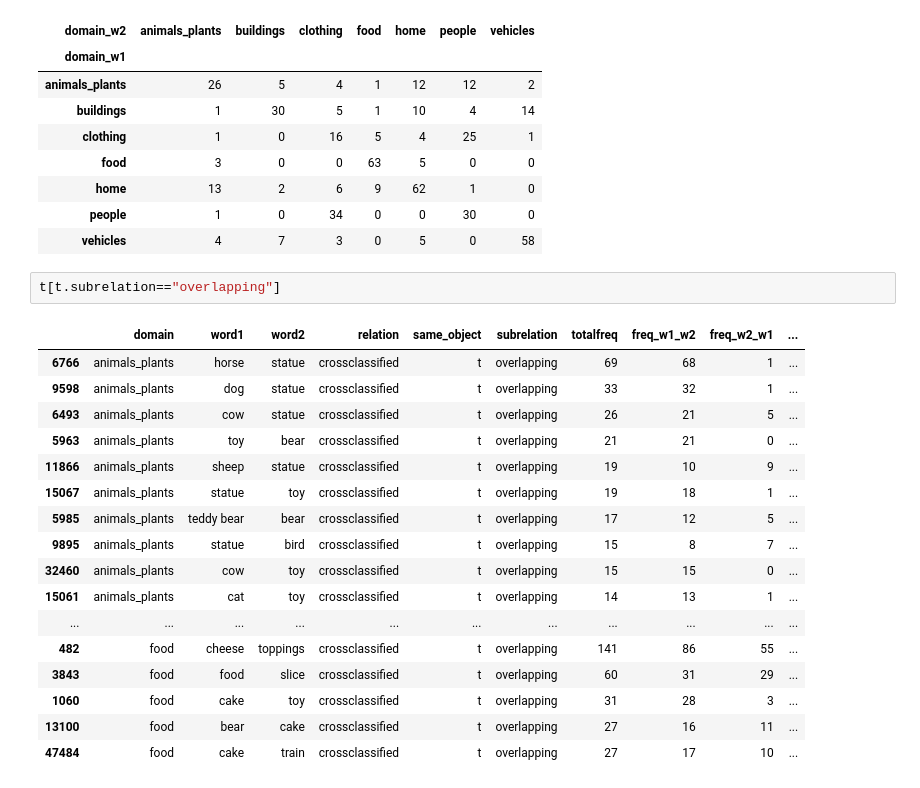
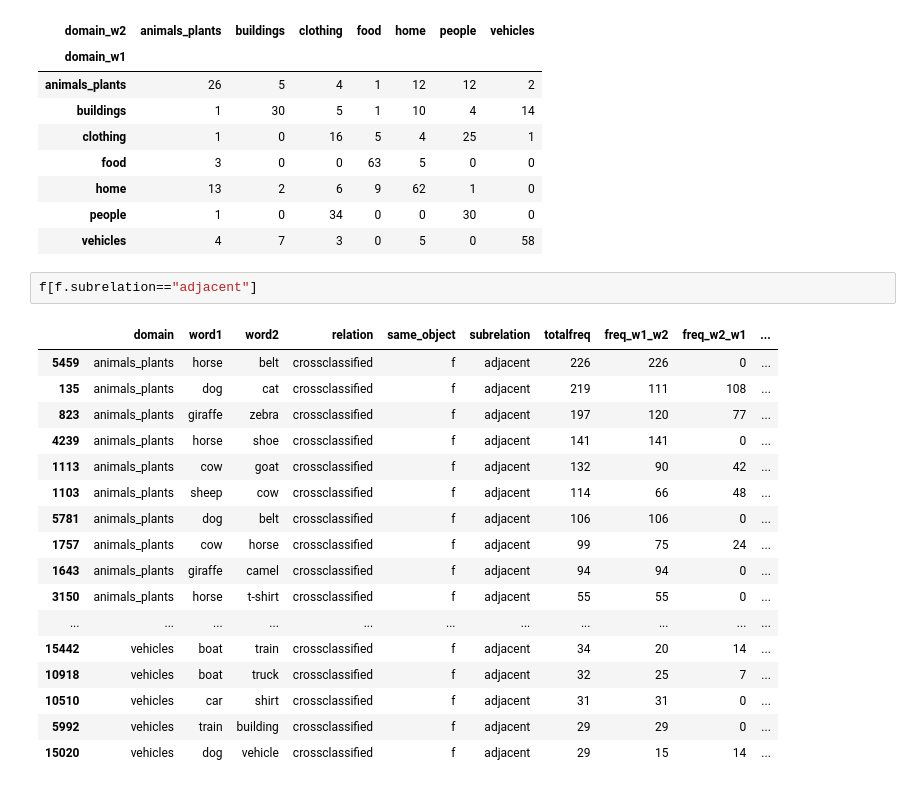
Before and after one commit to sinazarriess/many_names_collection, a Jupyter notebook: analysis/explore.ipynb, the cells around one changed output. Saved outputs shown, nothing was run; the diff lists cells and outputs as text.

```diff
--- a/analysis/explore.ipynb
+++ b/analysis/explore.ipynb
@@ -168,23 +168,23 @@ pd.crosstab(f.domain_w1,f.domain_w2)
 | home | 13 | 2 | 6 | 9 | 62 | 1 | 0 |
 | people | 1 | 0 | 34 | 0 | 0 | 30 | 0 |
 | vehicles | 4 | 7 | 3 | 0 | 5 | 0 | 58 |
-# %%
-t[t.subrelation=="overlapping"]
-# %% [output]
-|  | domain | word1 | word2 | relation | same_object | subrelation | totalfreq | freq_w1_w2 | freq_w2_w1 | ... |
-| 6766 | animals_plants | horse | statue | crossclassified | t | overlapping | 69 | 68 | 1 | ... |
-| 9598 | animals_plants | dog | statue | crossclassified | t | overlapping | 33 | 32 | 1 | ... |
-| 6493 | animals_plants | cow | statue | crossclassified | t | overlapping | 26 | 21 | 5 | ... |
-| 5963 | animals_plants | toy | bear | crossclassified | t | overlapping | 21 | 21 | 0 | ... |
-| 11866 | animals_plants | sheep | statue | crossclassified | t | overlapping | 19 | 10 | 9 | ... |
-| 15067 | animals_plants | statue | toy | crossclassified | t | overlapping | 19 | 18 | 1 | ... |
-| 5985 | animals_plants | teddy bear | bear | crossclassified | t | overlapping | 17 | 12 | 5 | ... |
-| 9895 | animals_plants | statue | bird | crossclassified | t | overlapping | 15 | 8 | 7 | ... |
-| 32460 | animals_plants | cow | toy | crossclassified | t | overlapping | 15 | 15 | 0 | ... |
-| 15061 | animals_plants | cat | toy | crossclassified | t | overlapping | 14 | 13 | 1 | ... |
-| ... | ... | ... | ... | ... | ... | ... | ... | ... | ... | ... |
-| 482 | food | cheese | toppings | crossclassified | t | overlapping | 141 | 86 | 55 | ... |
-| 3843 | food | food | slice | crossclassified | t | overlapping | 60 | 31 | 29 | ... |
-| 1060 | food | cake | toy | crossclassified | t | overlapping | 31 | 28 | 3 | ... |
-| 13100 | food | bear | cake | crossclassified | t | overlapping | 27 | 16 | 11 | ... |
-| 47484 | food | cake | train | crossclassified | t | overlapping | 27 | 17 | 10 | ... |
+# %%
+f[f.subrelation=="adjacent"]
+# %% [output]
+|  | domain | word1 | word2 | relation | same_object | subrelation | totalfreq | freq_w1_w2 | freq_w2_w1 | ... |
+| 5459 | animals_plants | horse | belt | crossclassified | f | adjacent | 226 | 226 | 0 | ... |
+| 135 | animals_plants | dog | cat | crossclassified | f | adjacent | 219 | 111 | 108 | ... |
+| 823 | animals_plants | giraffe | zebra | crossclassified | f | adjacent | 197 | 120 | 77 | ... |
+| 4239 | animals_plants | horse | shoe | crossclassified | f | adjacent | 141 | 141 | 0 | ... |
+| 1113 | animals_plants | cow | goat | crossclassified | f | adjacent | 132 | 90 | 42 | ... |
+| 1103 | animals_plants | sheep | cow | crossclassified | f | adjacent | 114 | 66 | 48 | ... |
+| 5781 | animals_plants | dog | belt | crossclassified | f | adjacent | 106 | 106 | 0 | ... |
+| 1757 | animals_plants | cow | horse | crossclassified | f | adjacent | 99 | 75 | 24 | ... |
+| 1643 | animals_plants | giraffe | camel | crossclassified | f | adjacent | 94 | 94 | 0 | ... |
+| 3150 | animals_plants | horse | t-shirt | crossclassified | f | adjacent | 55 | 55 | 0 | ... |
+| ... | ... | ... | ... | ... | ... | ... | ... | ... | ... | ... |
+| 15442 | vehicles | boat | train | crossclassified | f | adjacent | 34 | 20 | 14 | ... |
+| 10918 | vehicles | boat | truck | crossclassified | f | adjacent | 32 | 25 | 7 | ... |
+| 10510 | vehicles | car | shirt | crossclassified | f | adjacent | 31 | 31 | 0 | ... |
+| 5992 | vehicles | train | building | crossclassified | f | adjacent | 29 | 29 | 0 | ... |
+| 15020 | vehicles | dog | vehicle | crossclassified | f | adjacent | 29 | 15 | 14 | ... |
```
Also changed, not shown: 2 other files.
